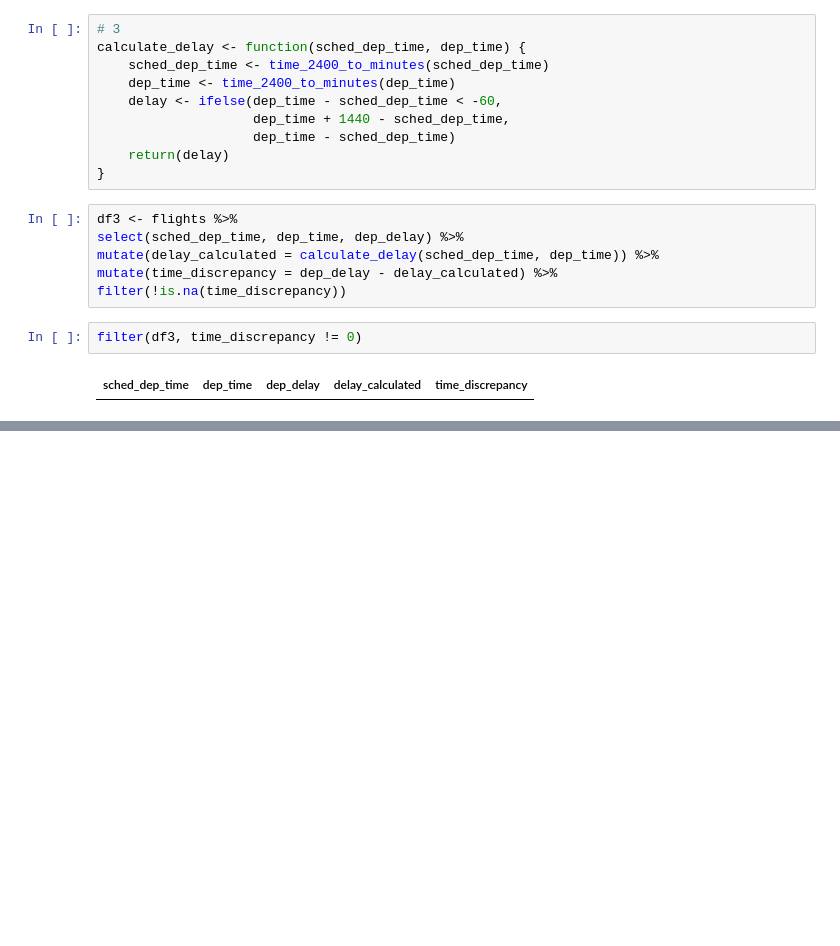
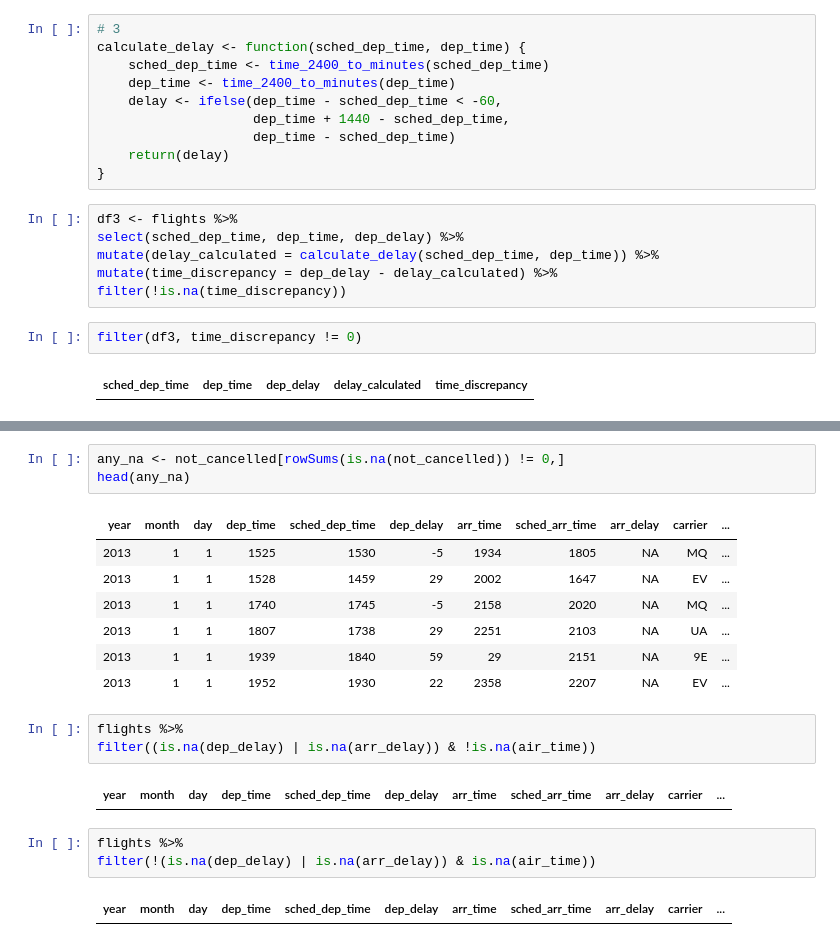
Before and after one commit to khanhnguyendata/R-for-data-science, a Jupyter notebook: 3-Data_transformation_with_dplyr/3.ipynb, the cells around one changed output, grey strips where cells are left out. Saved outputs shown, nothing was run; the diff lists cells and outputs as text; blank space fills up the shorter version.

```diff
--- a/3-Data_transformation_with_dplyr/3.ipynb
+++ b/3-Data_transformation_with_dplyr/3.ipynb
@@ -594,0 +753,21 @@ filter(df3, time_discrepancy != 0)
+# %%
+any_na <- not_cancelled[rowSums(is.na(not_cancelled)) != 0,]
+head(any_na)
+# %% [output]
+| year | month | day | dep_time | sched_dep_time | dep_delay | arr_time | sched_arr_time | arr_delay | carrier | ... |
+| 2013 | 1 | 1 | 1525 | 1530 | -5 | 1934 | 1805 | NA | MQ | ... |
+| 2013 | 1 | 1 | 1528 | 1459 | 29 | 2002 | 1647 | NA | EV | ... |
+| 2013 | 1 | 1 | 1740 | 1745 | -5 | 2158 | 2020 | NA | MQ | ... |
+| 2013 | 1 | 1 | 1807 | 1738 | 29 | 2251 | 2103 | NA | UA | ... |
+| 2013 | 1 | 1 | 1939 | 1840 | 59 | 29 | 2151 | NA | 9E | ... |
+| 2013 | 1 | 1 | 1952 | 1930 | 22 | 2358 | 2207 | NA | EV | ... |
+# %%
+flights %>%
+filter((is.na(dep_delay) | is.na(arr_delay)) & !is.na(air_time))
+# %% [output]
+| year | month | day | dep_time | sched_dep_time | dep_delay | arr_time | sched_arr_time | arr_delay | carrier | ... |
+# %%
+flights %>%
+filter(!(is.na(dep_delay) | is.na(arr_delay)) & is.na(air_time))
+# %% [output]
+| year | month | day | dep_time | sched_dep_time | dep_delay | arr_time | sched_arr_time | arr_delay | carrier | ... |
```
Also changed, not shown: parts of 16 cells of this notebook.
